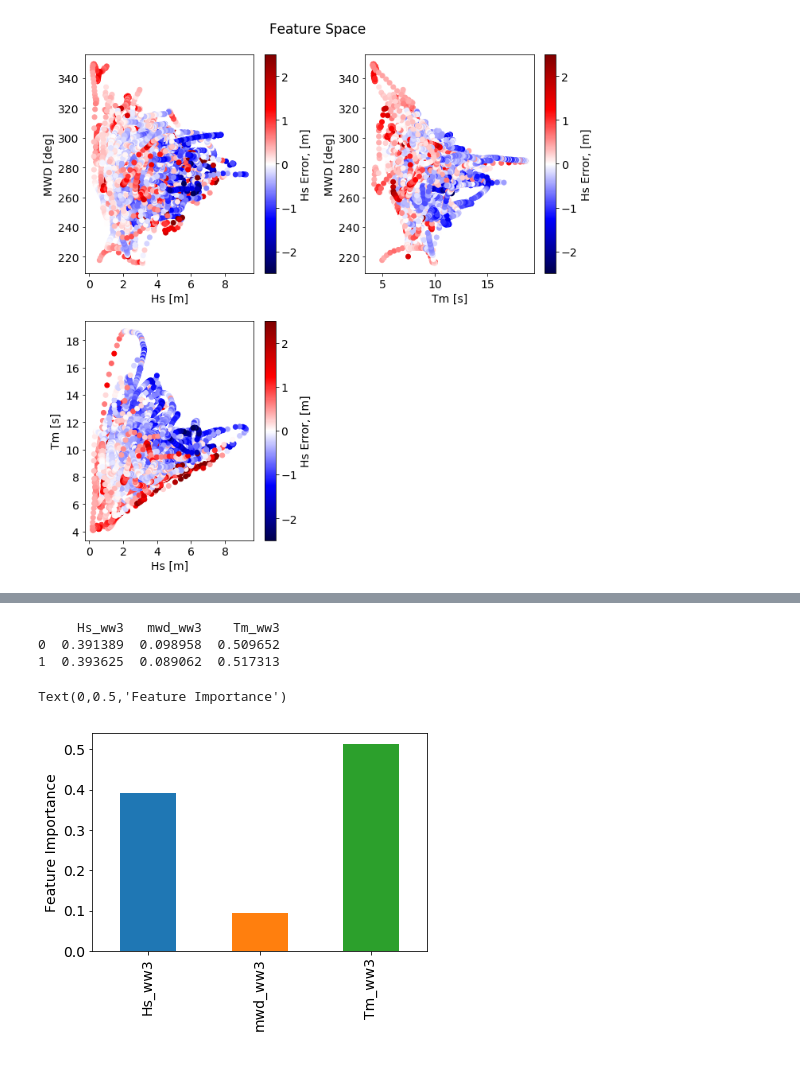
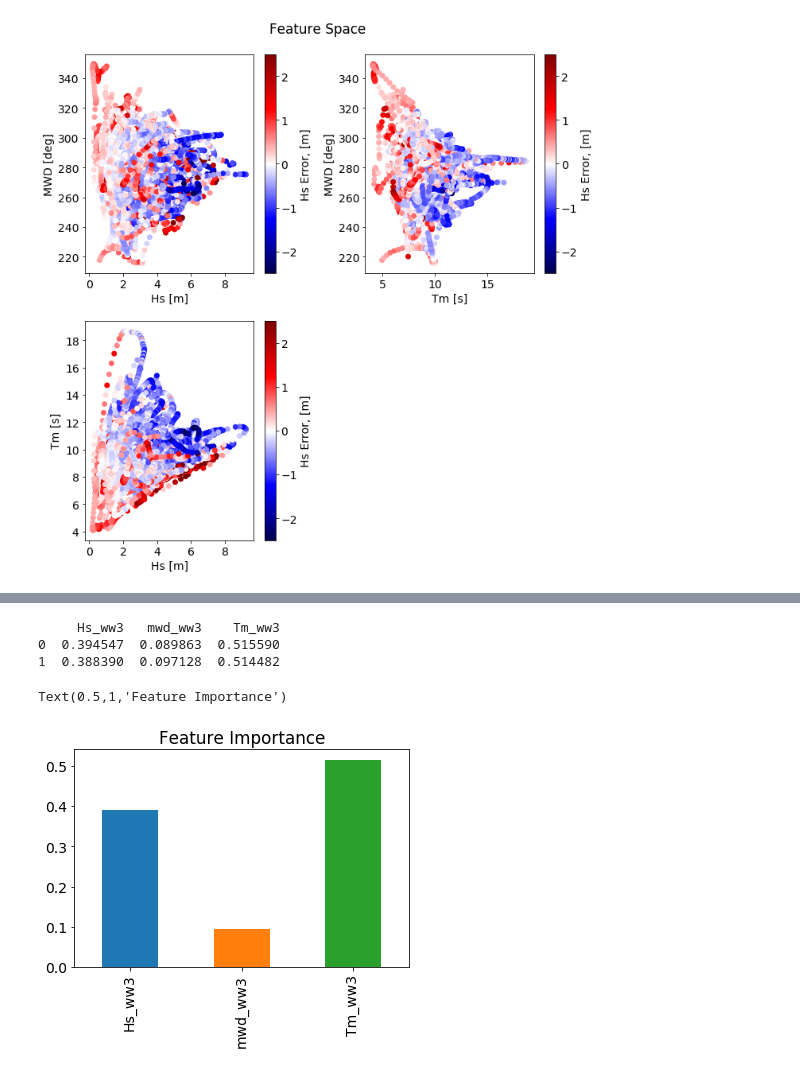
Before and after one commit to anellenson/DecisionTree_WaveForecasts, a Jupyter notebook: DecisionTree_WaveForecasting.ipynb, the cells around one changed output, grey strips where cells are left out. Drawn from its saved outputs; the diff is of its cells as text; code cells hidden in the pictures.

```diff
--- a/DecisionTree_WaveForecasting.ipynb
+++ b/DecisionTree_WaveForecasting.ipynb
@@ -300,13 +321,14 @@ An example tree is depicted below. Splits are made at nodes, and final partition
 # %%
-#For each run, the feature importances were saved in a feature importance matrix.
+#The feature importance matrix columnns are the input features, and the rows indicate the run number.
+# The numbers sum to 1 and show the relative importance of each feature.
 print(feature_importance_matrix)
 
 fig, ax = pl.subplots(1,1)
 feature_importance_matrix.mean().plot(kind = 'bar')
-ax.set_ylabel('Feature Importance')
+ax.set_title('Feature Importances')
 # %% [output]
      Hs_ww3   mwd_ww3    Tm_ww3
-0  0.391389  0.098958  0.509652
-1  0.393625  0.089062  0.517313
+0  0.394547  0.089863  0.515590
+1  0.388390  0.097128  0.514482
-Text(0,0.5,'Feature Importance')
+Text(0.5,1,'Feature Importance')
-[figure, old version]
+[figure, new version]
```
Also changed, not shown: parts of 17 cells of this notebook.
